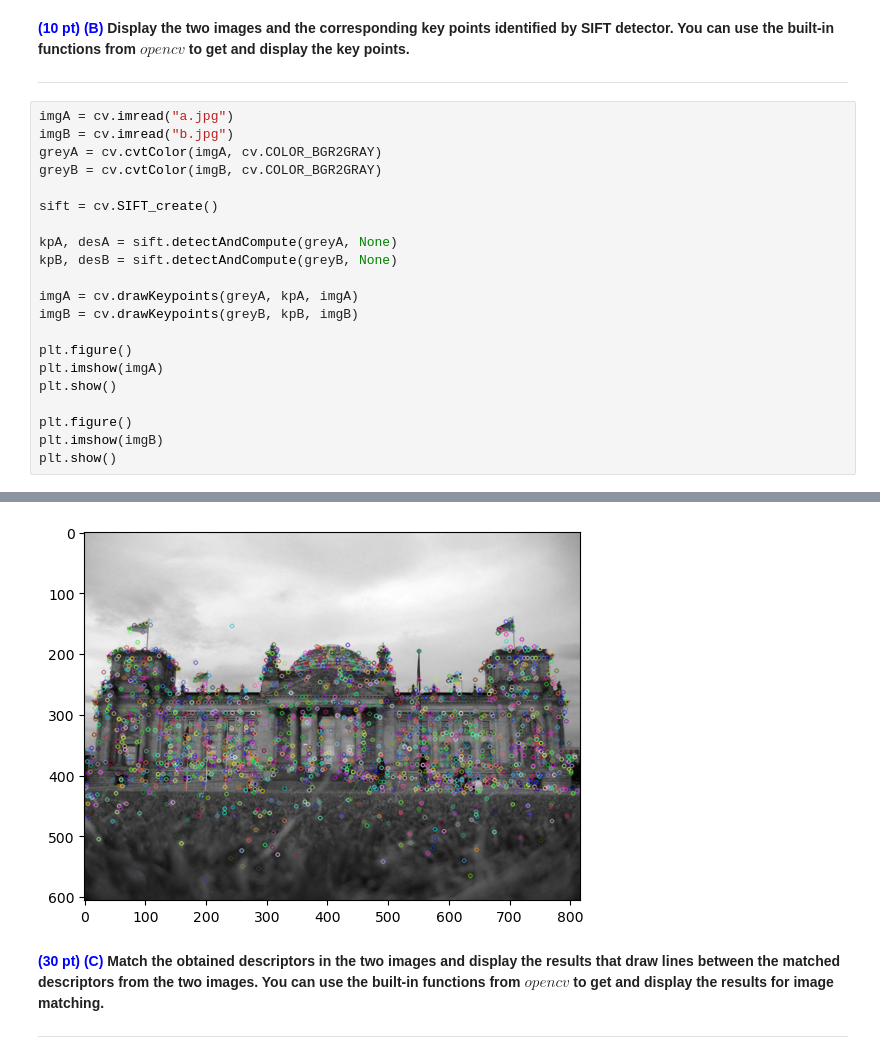
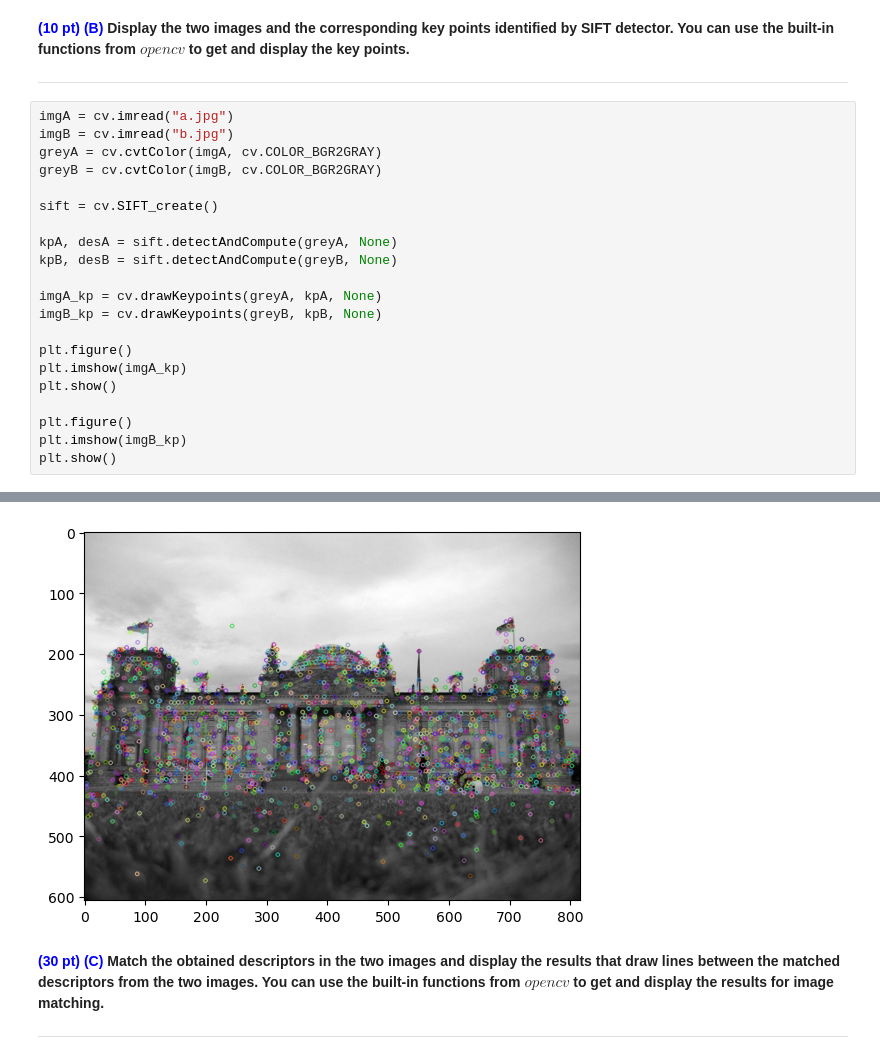
Before and after one commit to mvasselt2006/PR, a Jupyter notebook: Lab1/Elsjan_Asselt_6.ipynb, the cells around one changed output, grey strips where cells are left out. Drawn from its saved outputs; the diff is of its cells as text.

```diff
--- a/Lab1/Elsjan_Asselt_6.ipynb
+++ b/Lab1/Elsjan_Asselt_6.ipynb
@@ -381,14 +381,14 @@ sift = cv.SIFT_create()
 kpA, desA = sift.detectAndCompute(greyA, None)
 kpB, desB = sift.detectAndCompute(greyB, None)
 
-imgA = cv.drawKeypoints(greyA, kpA, imgA)
-imgB = cv.drawKeypoints(greyB, kpB, imgB)
+imgA_kp = cv.drawKeypoints(greyA, kpA, None)
+imgB_kp = cv.drawKeypoints(greyB, kpB, None)
 
 plt.figure()
-plt.imshow(imgA)
+plt.imshow(imgA_kp)
 plt.show()
 
 plt.figure()
-plt.imshow(imgB)
+plt.imshow(imgB_kp)
 plt.show()
 # %% [output]
@@ -396,4 +396,4 @@ plt.show()
-[figure, old version]
+[figure, new version]
 # %% [markdown]
 <span style="color:blue"> **(30 pt) (C)** </span> **Match the obtained descriptors in the two images and display the results that draw lines between the matched descriptors from the two images. You can use the built-in functions from $opencv$ to get and display the results for image matching.**
 
```
Also changed, not shown: parts of 9 cells of this notebook.
